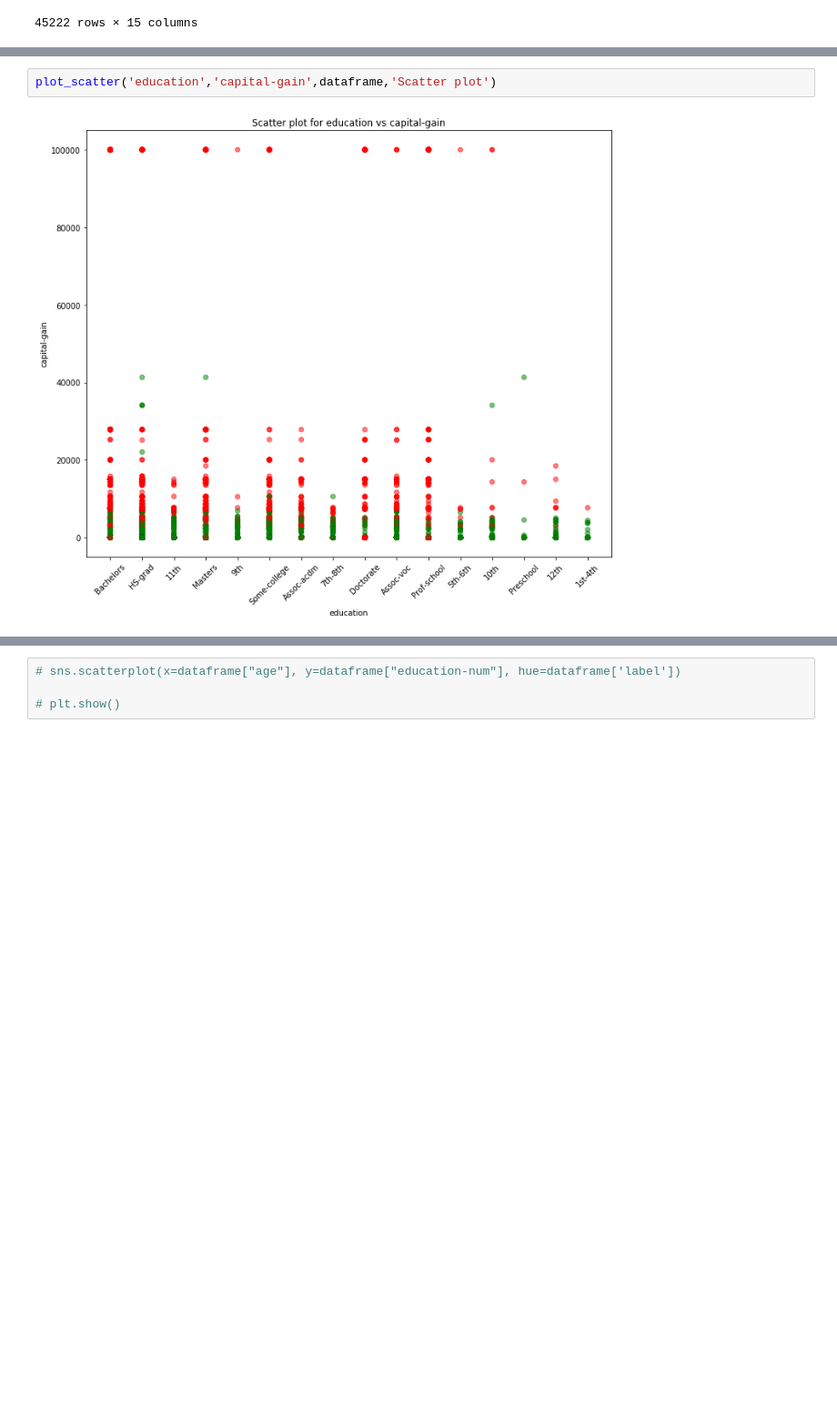
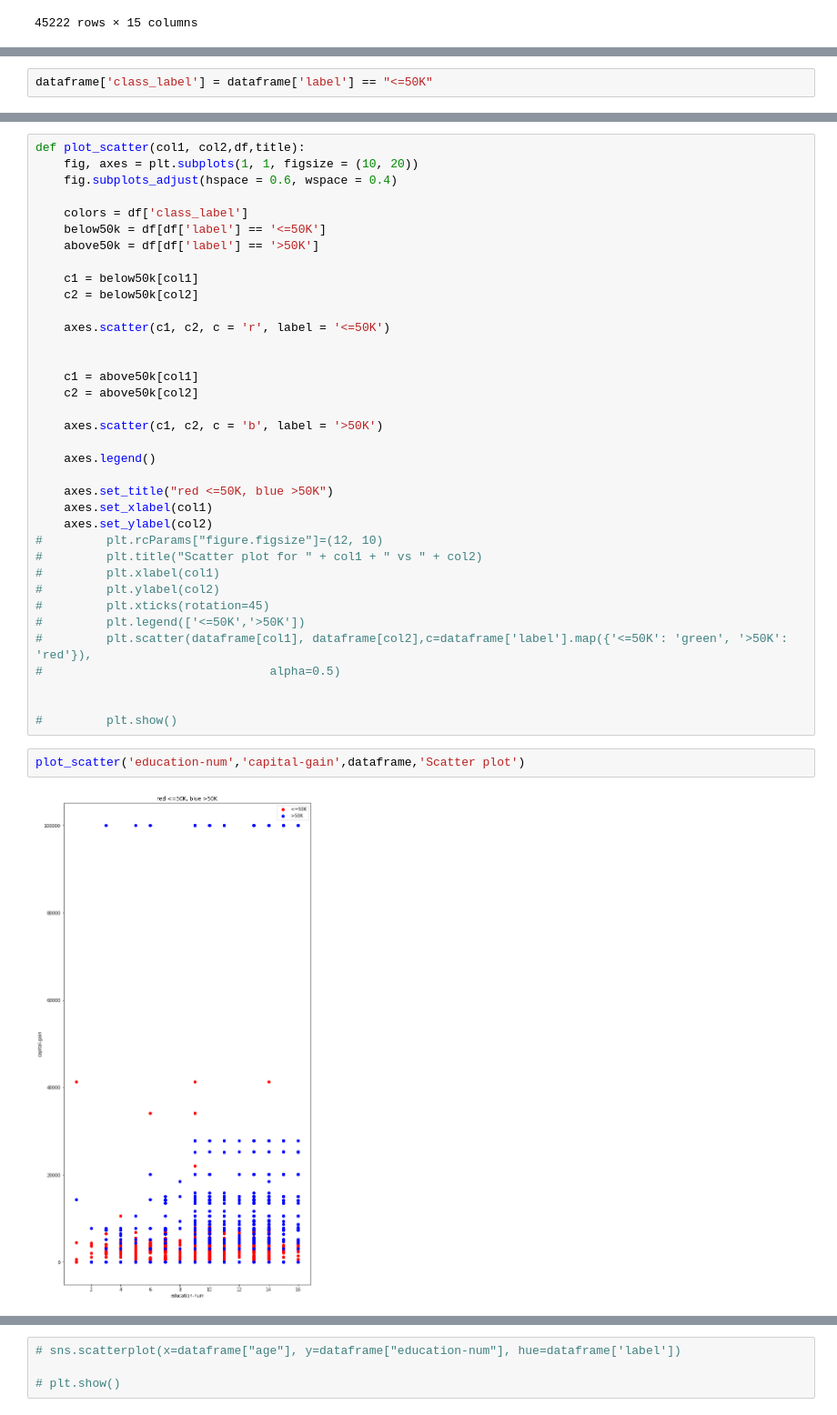
Before and after one commit to Bhargavi19/AdultDatasetAnalysis, a Jupyter notebook: Bivariate_Analysis2.ipynb, the cells around one changed output, grey strips where cells are left out. Shown at 91% size. Saved outputs shown, nothing was run; the diff lists cells and outputs as text; blank space fills up the shorter version.

```diff
--- a/Bivariate_Analysis2.ipynb
+++ b/Bivariate_Analysis2.ipynb
@@ -162,0 +152,2 @@ def plot_scatter(col1, col2,dataframe,title):
+# %%
+dataframe['class_label'] = dataframe['label'] == "<=50K"
@@ -163,4 +182,40 @@ def plot_scatter(col1, col2,dataframe,title):
+# %%
+def plot_scatter(col1, col2,df,title):
+    fig, axes = plt.subplots(1, 1, figsize = (10, 20))
+    fig.subplots_adjust(hspace = 0.6, wspace = 0.4)
+
+    colors = df['class_label']
+    below50k = df[df['label'] == '<=50K']
+    above50k = df[df['label'] == '>50K']
+
+    c1 = below50k[col1]
+    c2 = below50k[col2]
+
+    axes.scatter(c1, c2, c = 'r', label = '<=50K')
+
+
+    c1 = above50k[col1]
+    c2 = above50k[col2]
+
+    axes.scatter(c1, c2, c = 'b', label = '>50K')
+
+    axes.legend()
+
+    axes.set_title("red <=50K, blue >50K")
+    axes.set_xlabel(col1)
+    axes.set_ylabel(col2)
+#         plt.rcParams["figure.figsize"]=(12, 10)
+#         plt.title("Scatter plot for " + col1 + " vs " + col2)
+#         plt.xlabel(col1)
+#         plt.ylabel(col2)
+#         plt.xticks(rotation=45)
+#         plt.legend(['<=50K','>50K'])
+#         plt.scatter(dataframe[col1], dataframe[col2],c=dataframe['label'].map({'<=50K': 'green', '>50K': 'red'}),
+#                                alpha=0.5)
+
+
+#         plt.show()
 # %%
-plot_scatter('education','capital-gain',dataframe,'Scatter plot')
+plot_scatter('education-num','capital-gain',dataframe,'Scatter plot')
 # %% [output]
-[figure, old version]
+[figure, new version]
```
Also changed, not shown: parts of 5 cells of this notebook, 1 other file.
